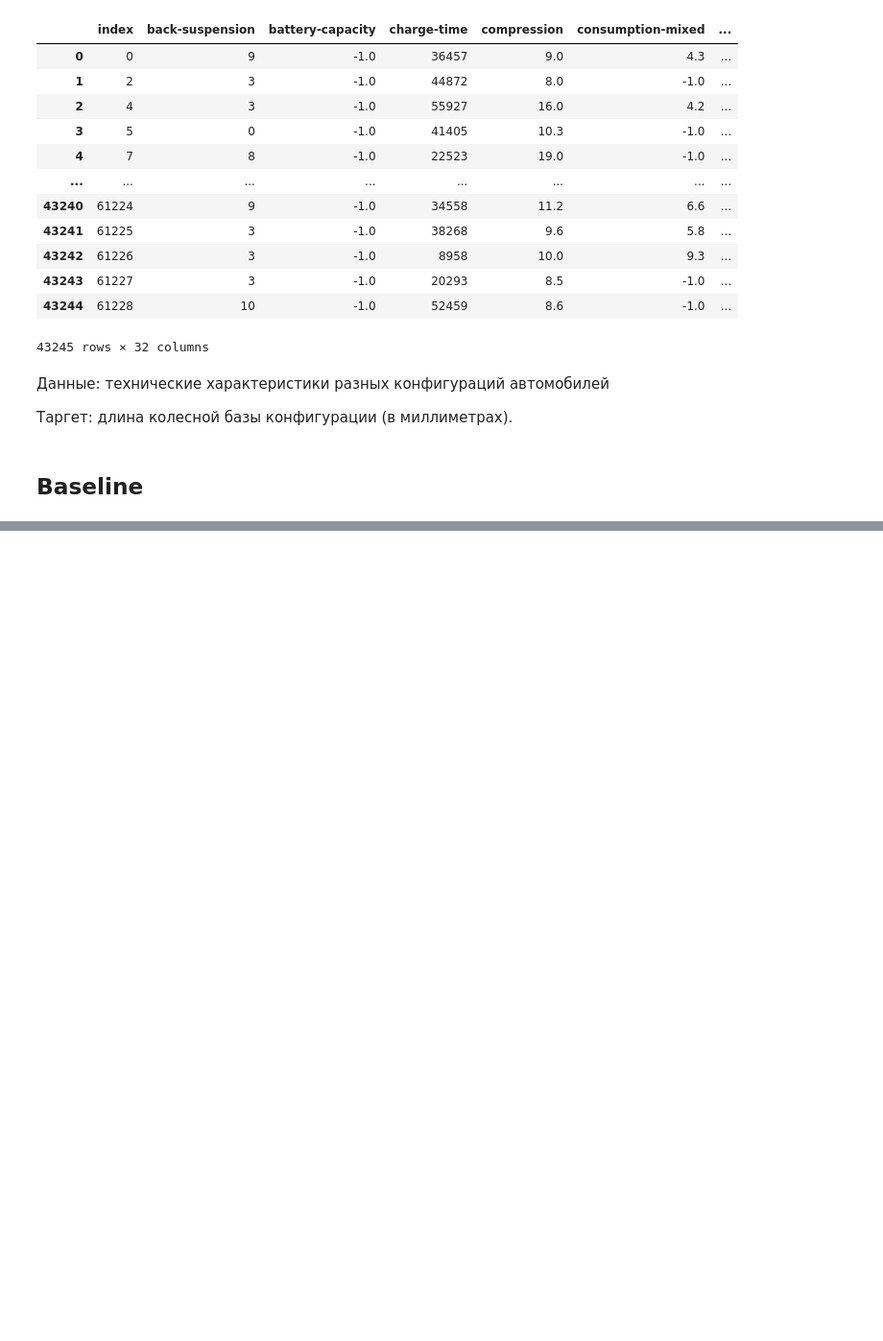
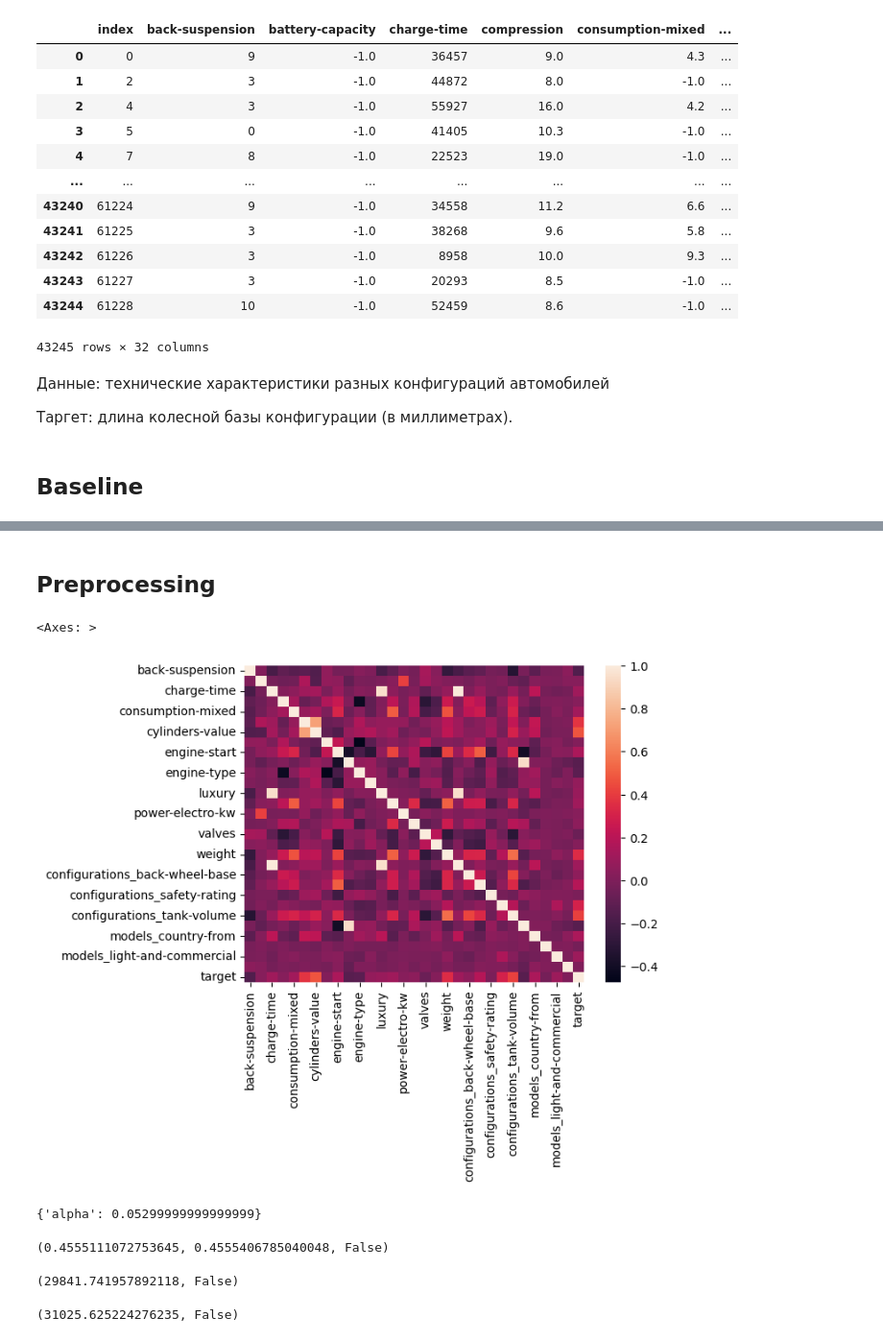
Before and after one commit to potapovkd/ml_lessons, a Jupyter notebook: lesson_2/lesson_2.ipynb, the cells around one changed output, grey strips where cells are left out. Shown at 96% size. Saved outputs shown, nothing was run; the diff lists cells and outputs as text; code cells hidden in the pictures; blank space fills up the shorter version.

```diff
--- a/lesson_2/lesson_2.ipynb
+++ b/lesson_2/lesson_2.ipynb
@@ -549,0 +585,2 @@ mean_squared_error(reg.predict(test_X), test_y)
+# %% [markdown]
+## Preprocessing
@@ -549,0 +589,7 @@ mean_squared_error(reg.predict(test_X), test_y)
+# %%
+df = df.drop('index', axis=1)
+# %%
+sns.heatmap(df.corr())
+# %% [output]
+<Axes: >
+[figure, added]
@@ -549,0 +600,25 @@ mean_squared_error(reg.predict(test_X), test_y)
+# %%
+lasso_params = {
+    'alpha': np.arange(0.052, 0.055, 0.0002)
+}
+
+model_lasso = GridSearchCV(
+    Lasso(),
+    param_grid=lasso_params
+).fit(train_X, train_y)
+
+model_lasso.best_params_
+# %% [output]
+{'alpha': 0.05299999999999999}
+# %%
+model_lasso.score(train_X, train_y), reg.score(train_X, train_y), model_lasso.score(train_X, train_y) > reg.score(train_X, train_y)
+# %% [output]
+(0.4555111072753645, 0.4555406785040048, False)
+# %%
+mean_squared_error(model_lasso.predict(train_X), train_y), mean_squared_error(model_lasso.predict(train_X), train_y) < mean_squared_error(reg.predict(train_X), train_y)
+# %% [output]
+(29841.741957892118, False)
+# %%
+mean_squared_error(model_lasso.predict(test_X), test_y), mean_squared_error(model_lasso.predict(test_X), test_y) < mean_squared_error(reg.predict(test_X), test_y)
+# %% [output]
+(31025.625224276235, False)
```
Also changed, not shown: parts of 31 cells of this notebook.
